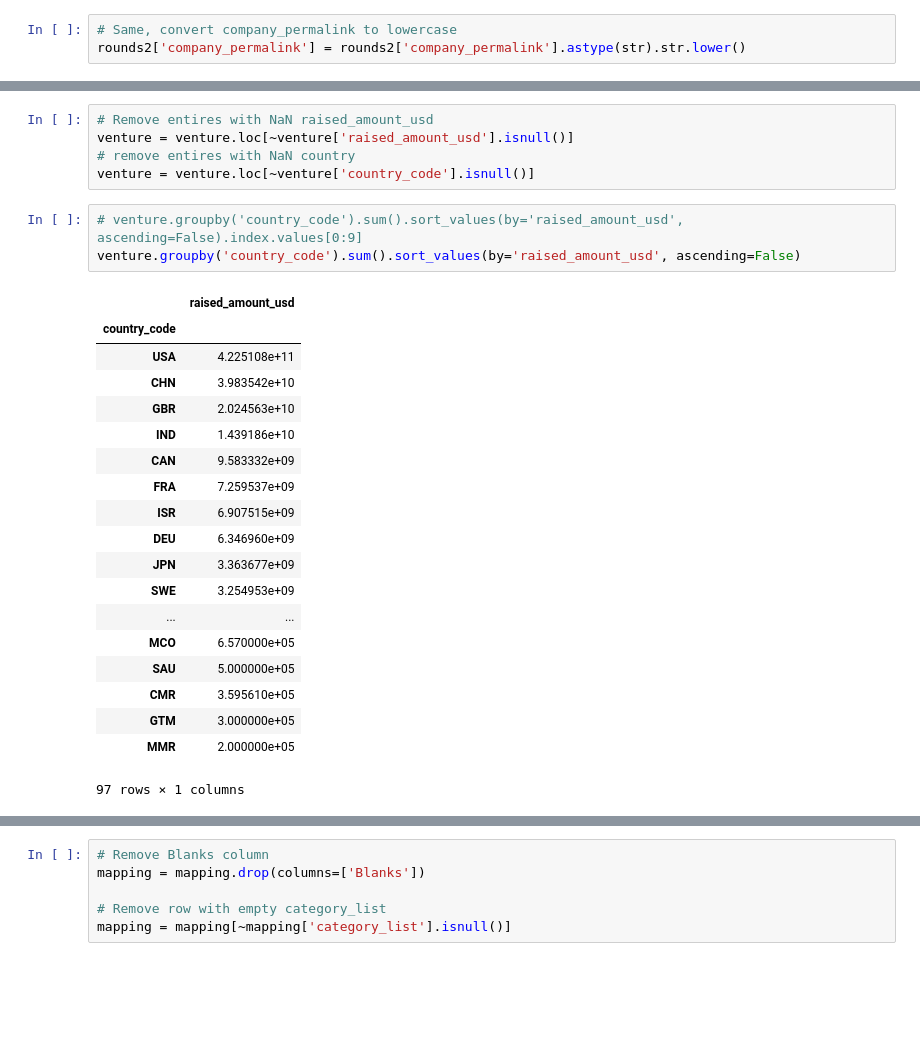
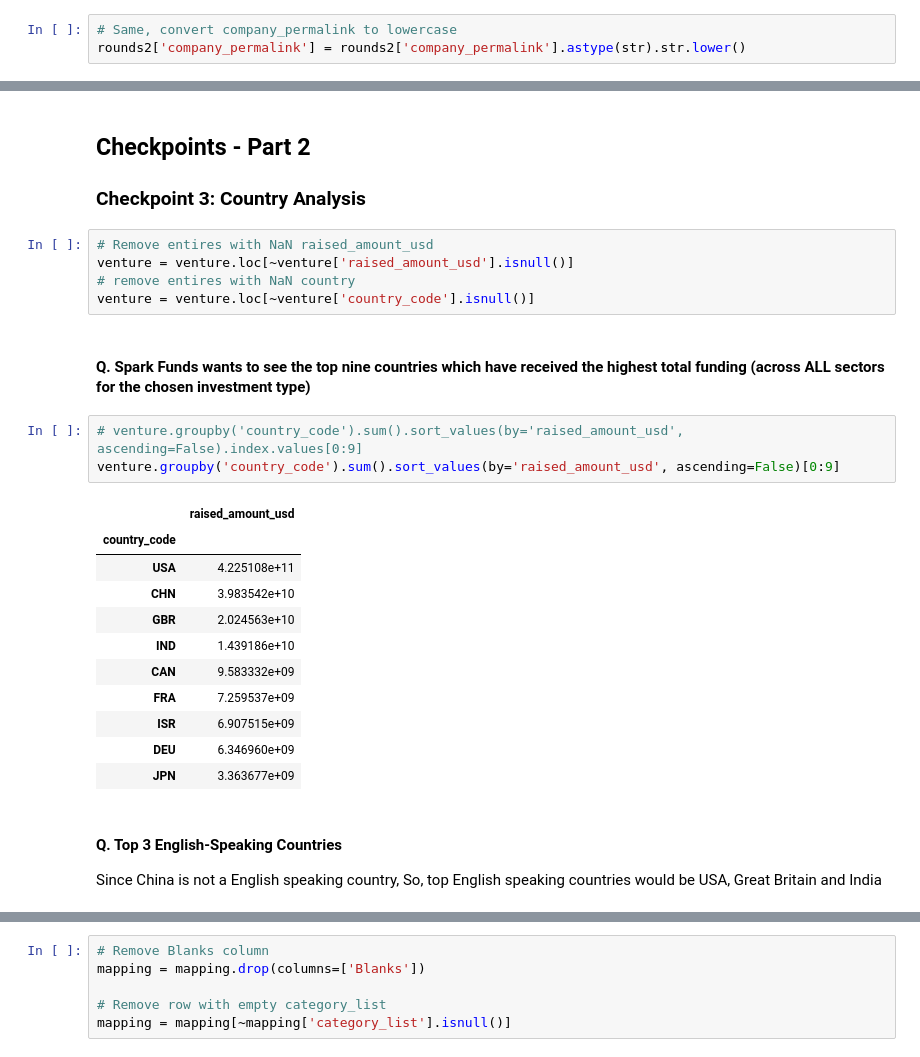
Before and after one commit to Shashi-Bhushan/upgrad-ml, a Jupyter notebook: StatisticsEssential/Module3/StatisticsEssential-Module3.ipynb, the cells around one changed output, grey strips where cells are left out. Cells and saved outputs as stored; diff of their text form; blank space fills up the shorter version.

```diff
--- a/StatisticsEssential/Module3/StatisticsEssential-Module3.ipynb
+++ b/StatisticsEssential/Module3/StatisticsEssential-Module3.ipynb
@@ -225,29 +144,29 @@ venture
+# %% [markdown]
+## Checkpoints - Part 2
+### Checkpoint 3: Country Analysis
 # %%
 # Remove entires with NaN raised_amount_usd
 venture = venture.loc[~venture['raised_amount_usd'].isnull()]
 # remove entires with NaN country
 venture = venture.loc[~venture['country_code'].isnull()]
+# %% [markdown]
+#### Q. Spark Funds wants to see the top nine countries which have received the highest total funding (across ALL sectors for the chosen investment type)
 # %%
 # venture.groupby('country_code').sum().sort_values(by='raised_amount_usd', ascending=False).index.values[0:9]
-venture.groupby('country_code').sum().sort_values(by='raised_amount_usd', ascending=False)
+venture.groupby('country_code').sum().sort_values(by='raised_amount_usd', ascending=False)[0:9]
 # %% [output]
 |  | raised_amount_usd |
 | country_code |  |
 | USA | 4.225108e+11 |
 | CHN | 3.983542e+10 |
 | GBR | 2.024563e+10 |
 | IND | 1.439186e+10 |
 | CAN | 9.583332e+09 |
 | FRA | 7.259537e+09 |
 | ISR | 6.907515e+09 |
 | DEU | 6.346960e+09 |
 | JPN | 3.363677e+09 |
-| SWE | 3.254953e+09 |
-| ... | ... |
-| MCO | 6.570000e+05 |
-| SAU | 5.000000e+05 |
-| CMR | 3.595610e+05 |
-| GTM | 3.000000e+05 |
-| MMR | 2.000000e+05 |
-97 rows × 1 columns
+# %% [markdown]
+#### Q. Top 3 English-Speaking Countries
+Since China is not a English speaking country, So, top English speaking countries would be USA, Great Britain and India
 # %%
```
Also changed, not shown: parts of 65 cells of this notebook, 2 other files.
